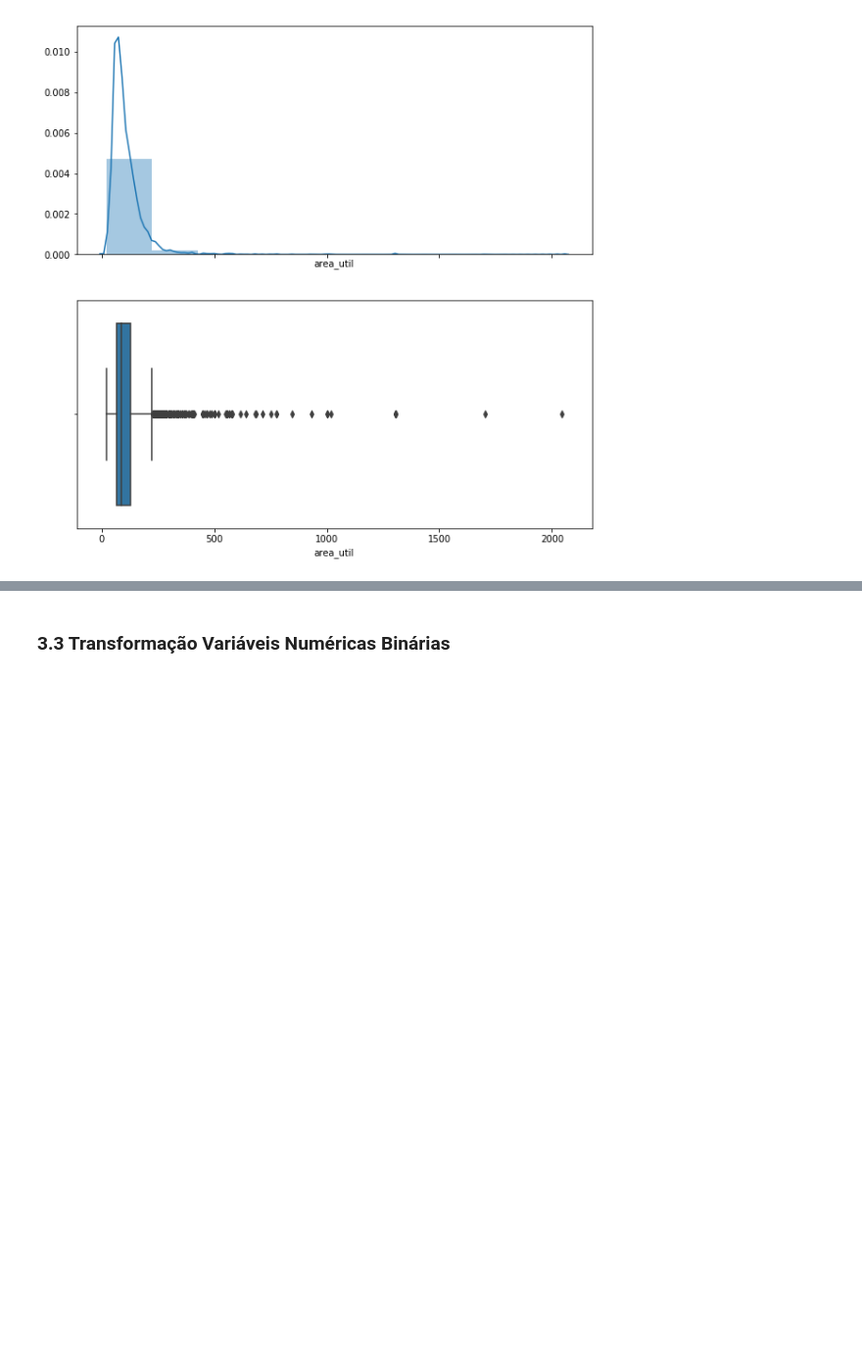
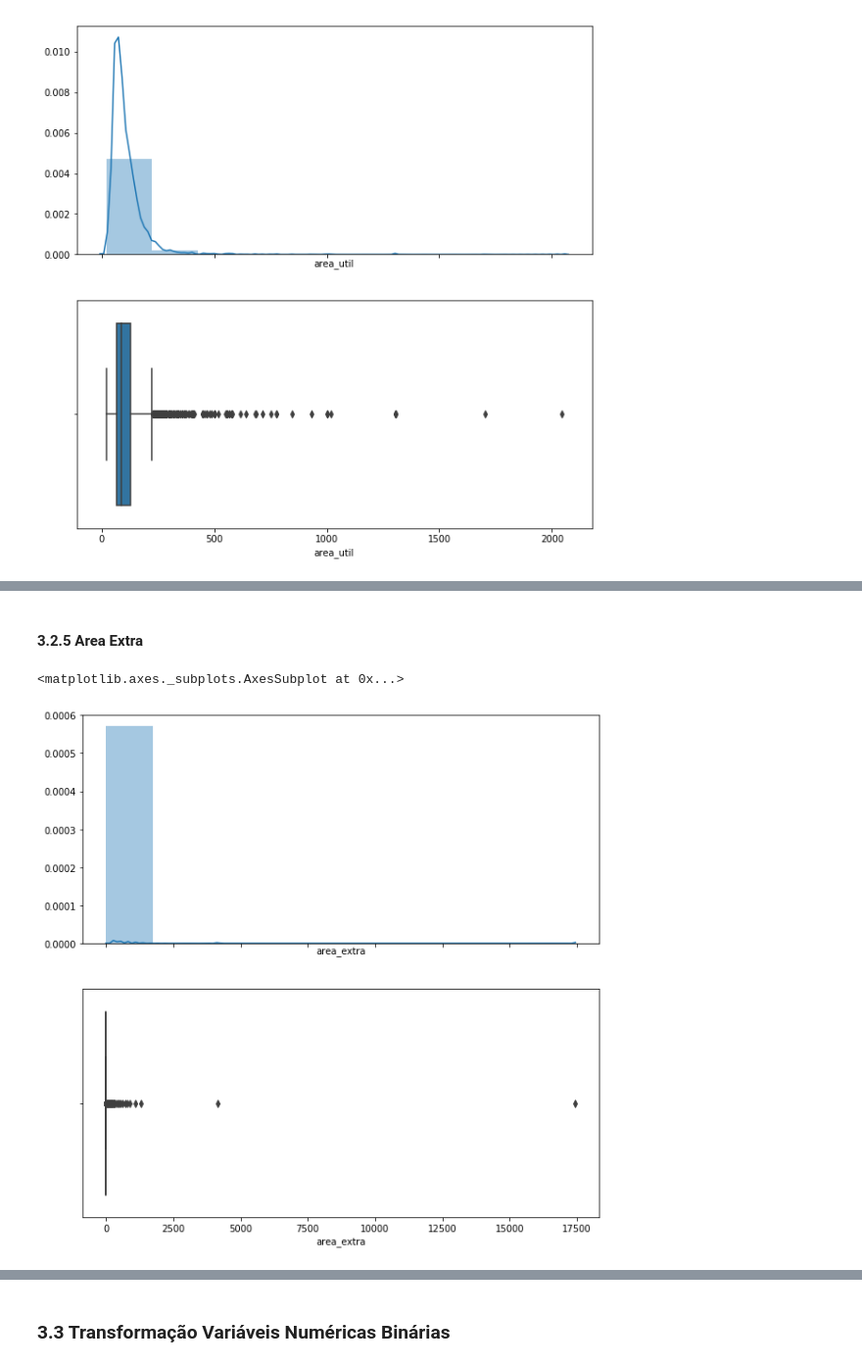
Before and after one commit to guedes-joaofelipe/EEL891-machine-learning, a Jupyter notebook: Previsão preço imóveis.ipynb, the cells around one changed output, grey strips where cells are left out. Shown at 98% size. Cells and saved outputs as stored; diff of their text form; code cells hidden in the pictures; blank space fills up the shorter version.

```diff
--- a/Previsão preço imóveis.ipynb
+++ b/Previsão preço imóveis.ipynb
@@ -232,0 +323,9 @@ sns.boxplot(x = train_set['area_util'], ax = axes[1])
+# %% [markdown]
+#### 3.2.5 Area Extra
+# %%
+fig, axes = plt.subplots(2, 1, figsize=(10, 10), sharex=True)
+sns.distplot(train_set['area_extra'], bins = 10, ax = axes[0])
+sns.boxplot(x = train_set['area_extra'], ax = axes[1])
+# %% [output]
+<matplotlib.axes._subplots.AxesSubplot at 0x...>
+[figure, added]
```
Also changed, not shown: parts of 43 cells of this notebook.
